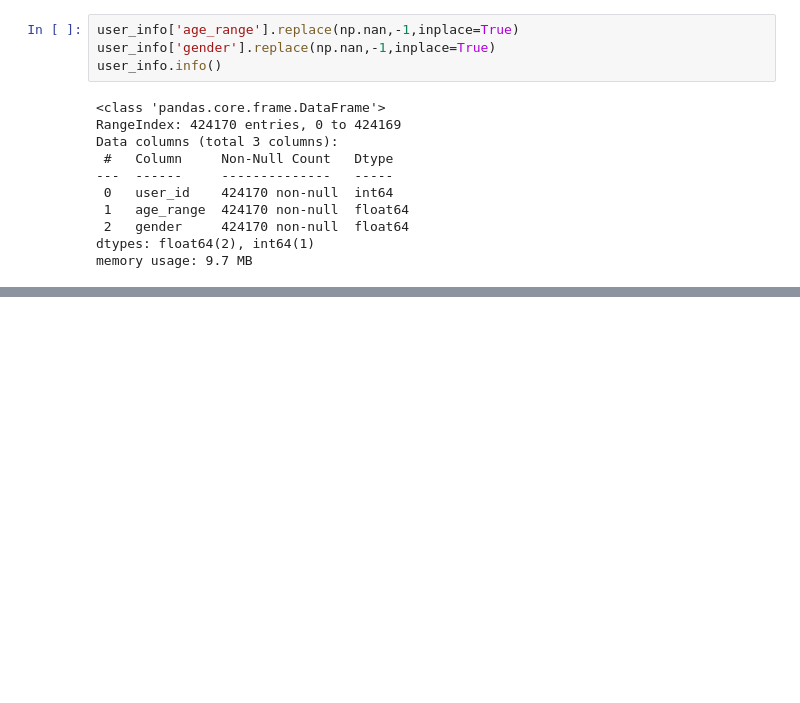
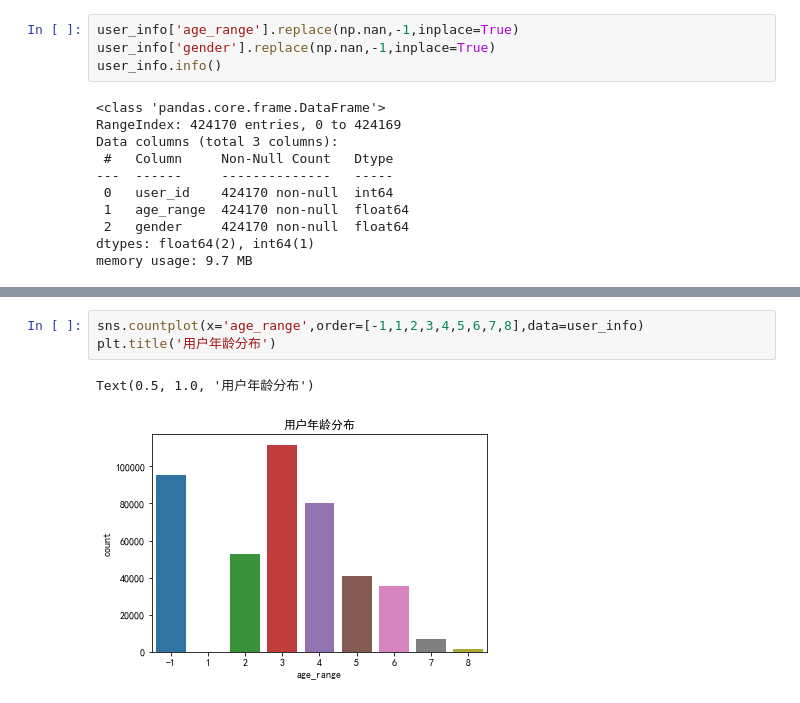
Before and after one commit to Favorite-pineapple/Tmall-repurchase-forecast, a Jupyter notebook: baseline.ipynb, the cells around one changed output, grey strips where cells are left out. Drawn from its saved outputs; the diff is of its cells as text; blank space fills up the shorter version.

```diff
--- a/baseline.ipynb
+++ b/baseline.ipynb
@@ -121,0 +147,6 @@ memory usage: 9.7 MB
+# %%
+sns.countplot(x='age_range',order=[-1,1,2,3,4,5,6,7,8],data=user_info)
+plt.title('用户年龄分布')
+# %% [output]
+Text(0.5, 1.0, '用户年龄分布')
+[figure, added]
```
Also changed, not shown: parts of 85 cells of this notebook.
